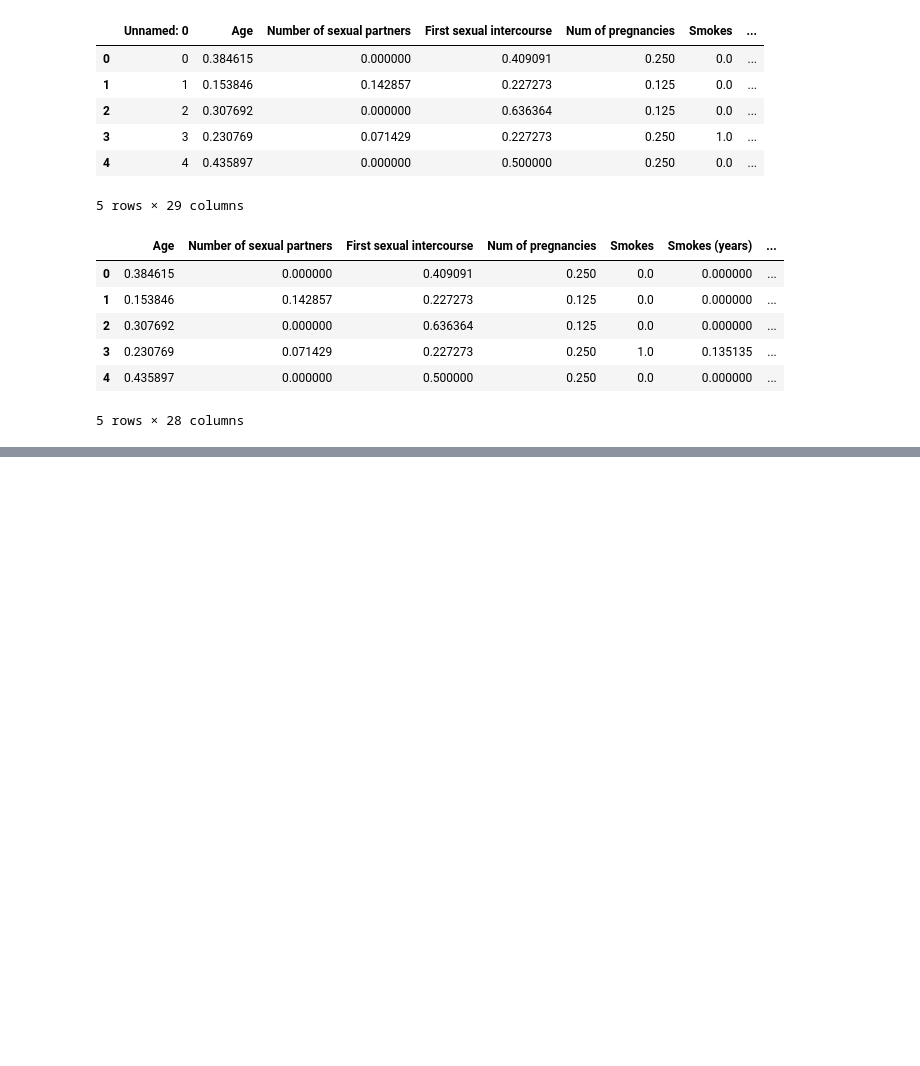
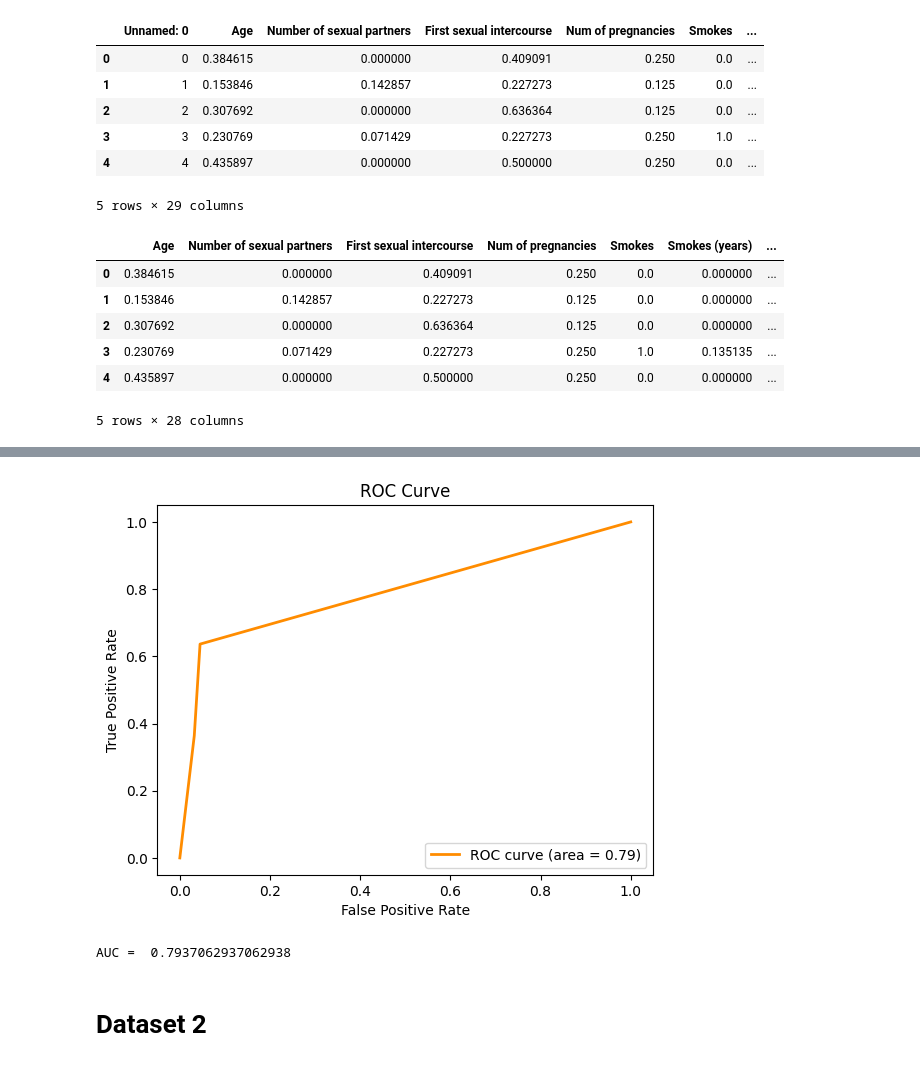
Before and after one commit to PritishWadhwa/DMG-Assignments, a Jupyter notebook: Assignment1/hdtree/src/dt.ipynb, the cells around one changed output, grey strips where cells are left out. Saved outputs shown, nothing was run; the diff lists cells and outputs as text; code cells hidden in the pictures; blank space fills up the shorter version.

Commit message:
dataset 1 and 2 run and done

```diff
--- a/Assignment1/hdtree/src/dt.ipynb
+++ b/Assignment1/hdtree/src/dt.ipynb
@@ -145,0 +290,9 @@ treeData1Mean = HDTreeClassifier(
+# %%
+treeData1Median = HDTreeClassifier(
+                    allowed_splits=[LogisticRegressionDoubleCategorySplit.build()],
+                    # allowed_splits=[LogisticRegressionSingleSplit.build(), TwoQuantileRangeSplit.build()],
+                    # allowed_splits=[FixedValueSplit.build(), SingleCategorySplit.build(), TwentyQuantileRangeSplit.build(), TwentyQuantileSplit.build()],
+                    information_measure=EntropyMeasure(),
+                    attribute_names=col_names,
+                    max_levels=5,
+                    min_samples_at_leaf=1)
@@ -145,0 +337,7 @@ treeData1Mean = HDTreeClassifier(
+# %%
+getAucRocMetrics(y_test.values, treeData1Median.predict_proba(X_test.values)[:, 1], 1)
+# %% [output]
+[figure, added]
+AUC =  0.7937062937062938
+# %% [markdown]
+# Dataset 2
```
Also changed, not shown: parts of 83 cells of this notebook.
